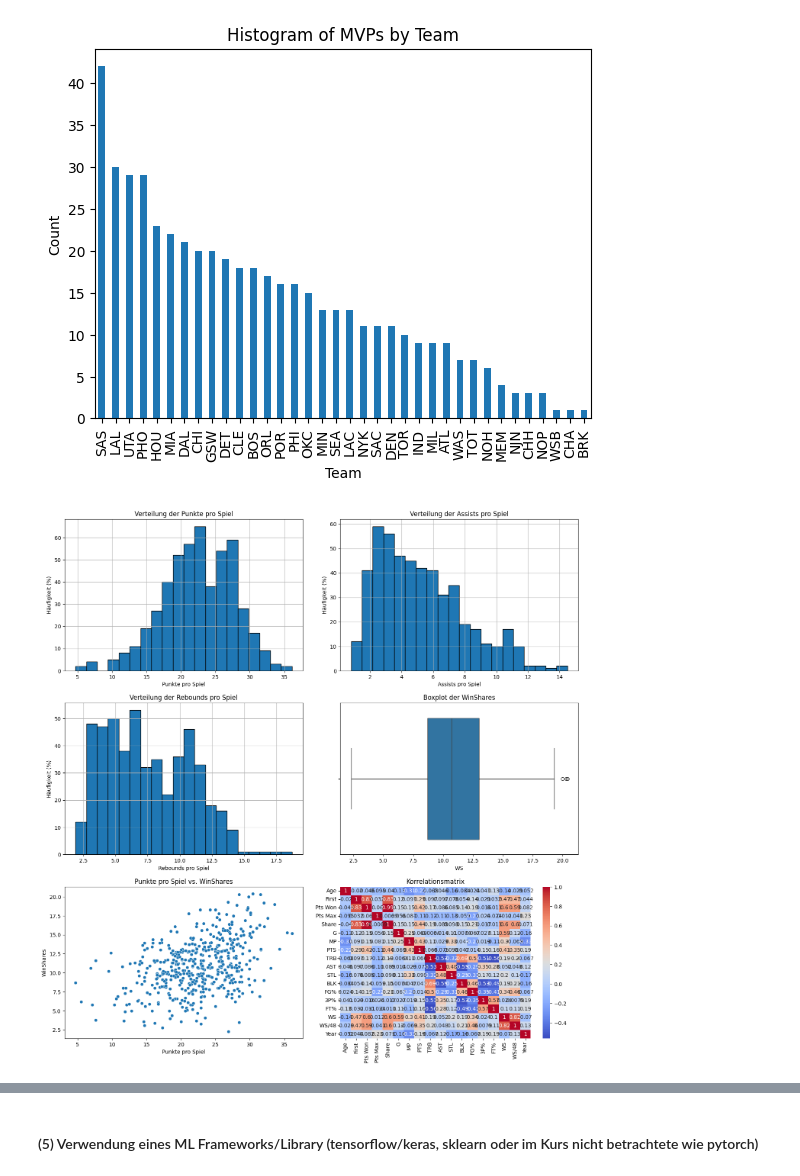
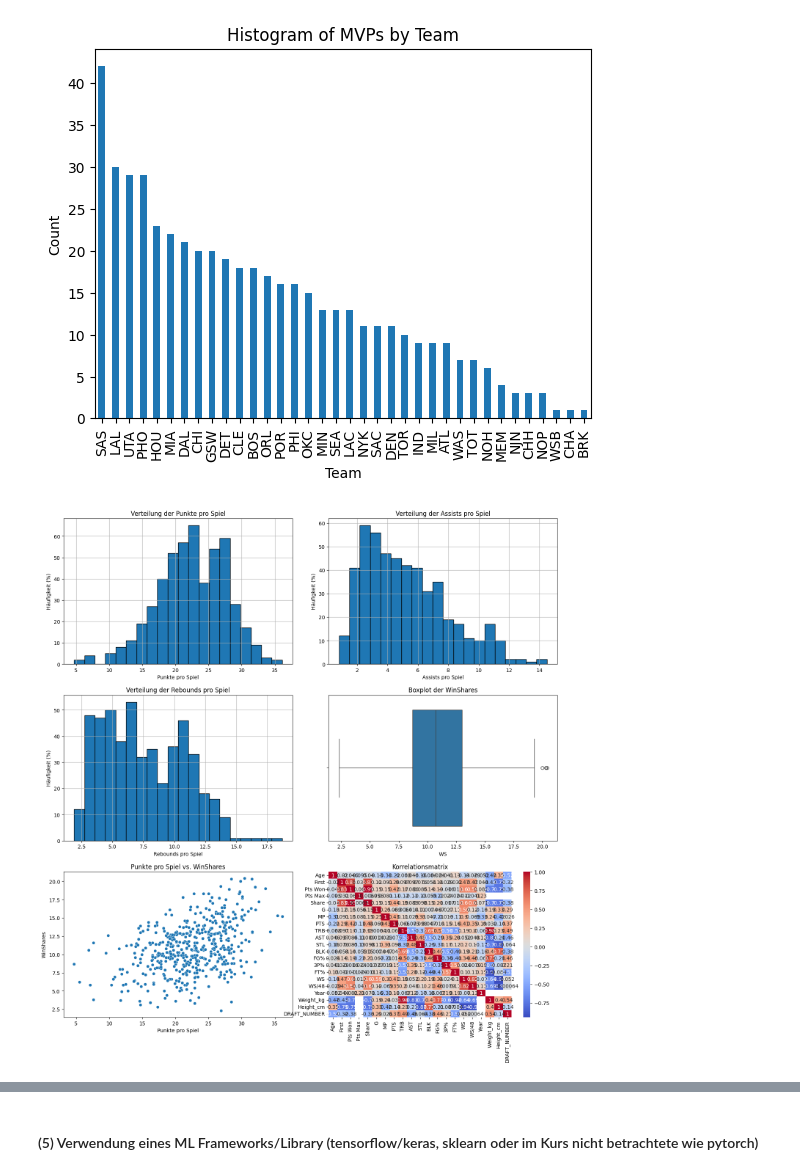
Before and after one commit to mimitridurri/ADS_Group2, a Jupyter notebook: WebScrape/Group2.ipynb, the cells around one changed output, grey strips where cells are left out. Drawn from its saved outputs; the diff is of its cells as text; code cells hidden in the pictures.

```diff
--- a/WebScrape/Group2.ipynb
+++ b/WebScrape/Group2.ipynb
@@ -244,9 +238,9 @@ for index, row in mvps.iterrows():
     if nationality and position:
         mvps.at[index, 'Nationality'] = nationality
         mvps.at[index, 'Position'] = position
-        mvps.at[index, 'Weight_kg'] = pd.to_numeric(weight, errors='coerce') / 2.20462
-        mvps.at[index, 'Height_cm'] = height_to_cm(height)
-        mvps.at[index, 'DRAFT_NUMBER'] = pd.to_numeric(draft_number, errors='coerce')
+        mvps.at[index, 'Weight_kg'] = weight
+        mvps.at[index, 'Height_cm'] = height
+        mvps.at[index, 'DRAFT_NUMBER'] = draft_number
     else:
         print(f"No data found for player: {row['Player']} in year {row['Year']}")
 
@@ -263,8 +257,6 @@ mvps['DRAFT_NUMBER'] = pd.to_numeric(mvps['DRAFT_NUMBER'], errors='coerce').asty
 mvps['Nationality'] = mvps['Nationality'].astype('string')
 mvps['Position'] = mvps['Position'].astype('string')
 
-# Drop the original height and weight columns
-#mvps.drop(columns=['Height', 'Weight'], inplace=True)
 
 print(mvps.head())
 # %% [output]
@@ -514,0 +483,4 @@ dtype: object
+# %%
+print(mvps.dtypes)
+# Convert 'Rank' column to integers
+mvps['Rank'] = pd.to_numeric(mvps['Rank'], errors='coerce').astype(pd.Int32Dtype())
@@ -559,32 +549,32 @@ axs[0, 0].set_ylabel('Häufigkeit (%)')
 mvps['AST'].hist(bins=20, edgecolor='black', ax=axs[0, 1])
 axs[0, 1].set_title('Verteilung der Assists pro Spiel')
 axs[0, 1].set_xlabel('Assists pro Spiel')
 axs[0, 1].set_ylabel('Häufigkeit (%)')
 
 # Histogramm der Rebounds pro Spiel
 mvps['TRB'].hist(bins=20, edgecolor='black', ax=axs[1, 0])
 axs[1, 0].set_title('Verteilung der Rebounds pro Spiel')
 axs[1, 0].set_xlabel('Rebounds pro Spiel')
 axs[1, 0].set_ylabel('Häufigkeit (%)')
 
 # Boxplot zur Darstellung der Verteilung der WinShares
 sns.boxplot(x='WS', data=mvps, ax=axs[1, 1])
 axs[1, 1].set_title('Boxplot der WinShares')
 
 # Scatterplot zur Visualisierung der Beziehung zwischen Punkten pro Spiel und WinShares
 sns.scatterplot(x='PTS', y='WS', data=mvps, ax=axs[2, 0])
 axs[2, 0].set_title('Punkte pro Spiel vs. WinShares')
 axs[2, 0].set_xlabel('Punkte pro Spiel')
 axs[2, 0].set_ylabel('WinShares')
 
 # Korrelationsmatrix der numerischen Merkmale
 # Auswahl nur der numerischen Spalten für die Korrelationsmatrix
-numerical_cols = [col for col in mvps.columns if mvps[col].dtype != 'object']
+numerical_cols = [col for col in mvps.columns if mvps[col].dtype != 'object' and mvps[col].dtype != 'string']
 numerical_mvps = mvps[numerical_cols]
 correlation_matrix = numerical_mvps.corr()
 sns.heatmap(correlation_matrix, annot=True, cmap='coolwarm', ax=axs[2, 1])
 axs[2, 1].set_title('Korrelationsmatrix')
 
 plt.show()
 # %% [output]
-[figure, old version]
+[figure, new version]
```
Also changed, not shown: parts of 10 cells of this notebook, 1 other file.
